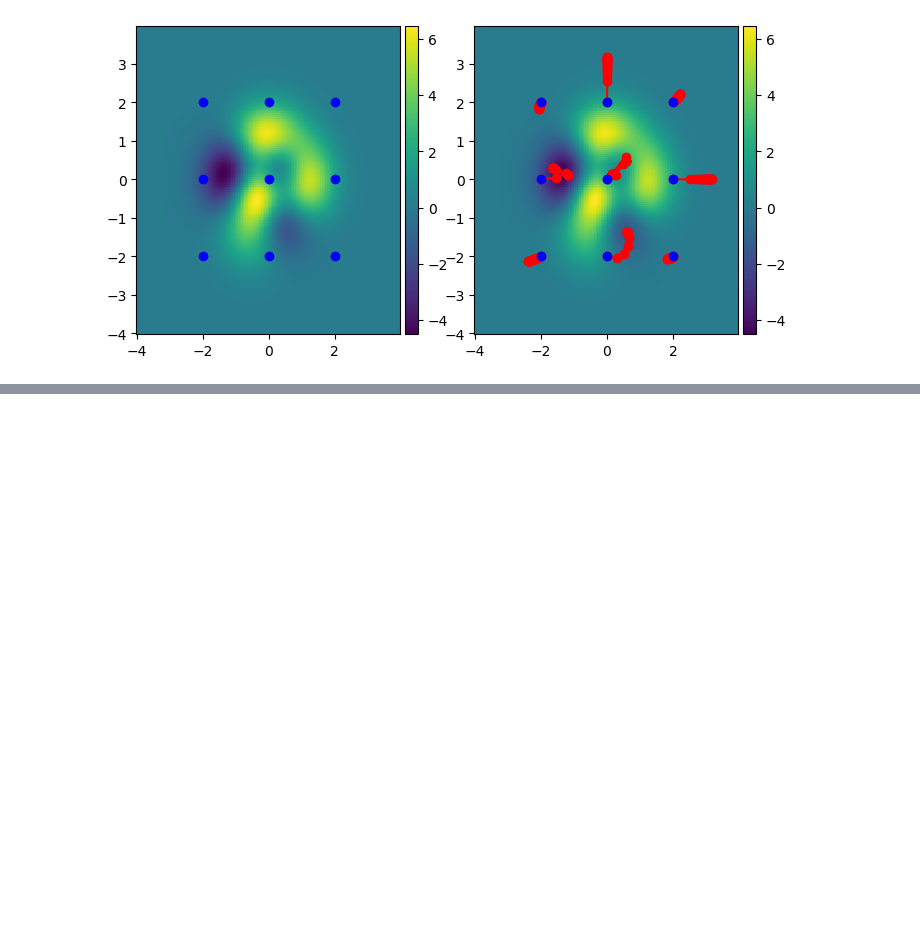
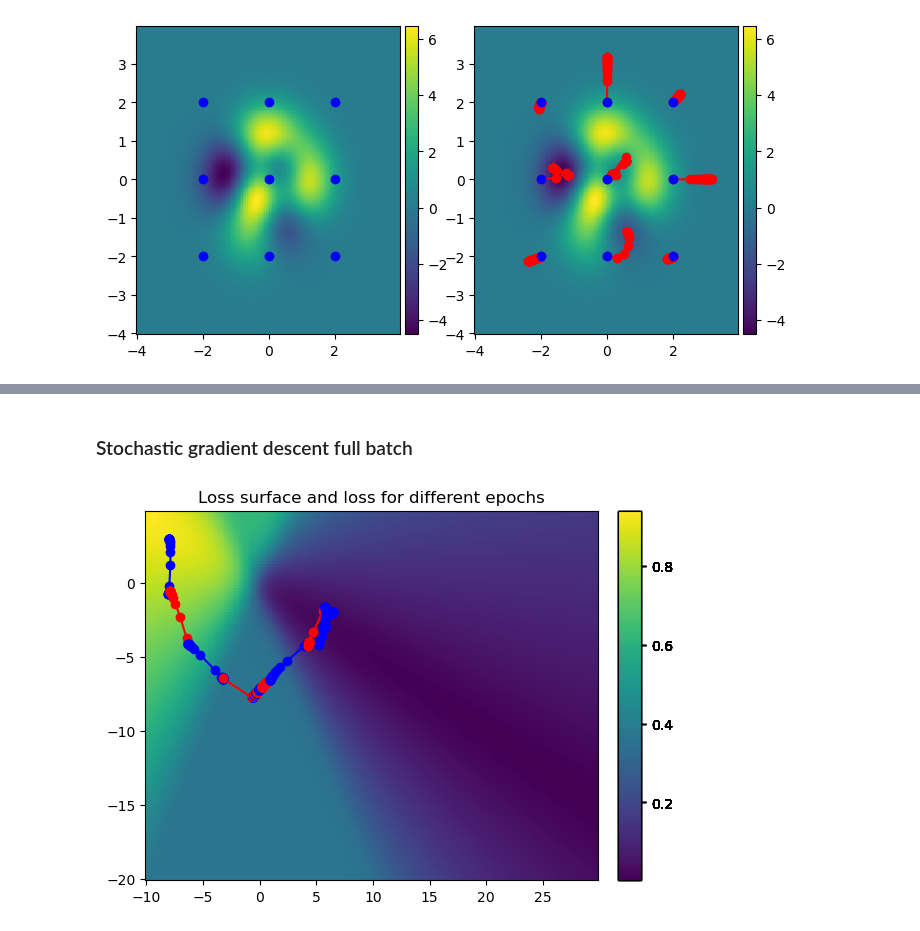
Before and after one commit to LinusLach/Blog, a Jupyter notebook: posts/post-with-code/Pytorch/Post_02.ipynb, the cells around one changed output, grey strips where cells are left out. Cells and saved outputs as stored; diff of their text form; code cells hidden in the pictures; blank space fills up the shorter version.

Commit message:
Added Full Batch Gradient Descent

```diff
--- a/posts/post-with-code/Pytorch/Post_02.ipynb
+++ b/posts/post-with-code/Pytorch/Post_02.ipynb
@@ -304,0 +291,42 @@ def train_model_GD(iter,lr,f,x1,x2):
+# %% [markdown]
+### Stochastic gradient descent full batch
+# %%
+def forward(x,w,b):
+    return torch.sigmoid(x*w+b)
+
+def train_model_SGD(epochs, lr, w,b, plot_coords = False):
+    COORD = []
+    LOSS = []
+    loss = nn.MSELoss()
+    if plot_coords:
+        col = ['blue' if i%2==0 else 'red' for i in range(epochs)]
+        fig = plt.figure()
+        ax1 = fig.add_subplot(111)
+        im1 = ax1.pcolor(WW,BB,ZZ)
+
+    for epoch in range(epochs):
+        yhat = forward(data_2.x,w,b)
+        LOSS.append(loss(yhat,data_2.y).data)
+        for x,y in zip(data_2.x,data_2.y):
+            yhat = forward(x,w,b)
+            l = loss(yhat,y)
+            l.backward()
+            COORD.append([w.data,b.data])
+            w.data = w.data - lr * w.grad.data
+            b.data = b.data - lr * b.grad.data
+            w.grad.data.zero_();b.grad.data.zero_()
+
+        if plot_coords:
+            im2 = ax1.plot(np.transpose(np.reshape(COORD,(-1,2)))[0][data_2.len*epoch:data_2.len*(epoch+1)],np.transpose(np.reshape(COORD,(-1,2)))[1][data_2.len*epoch:data_2.len*(epoch+1)],'-o', color = col[epoch])
+            divider = make_axes_locatable(ax1)
+            cax = divider.append_axes('right', size='5%', pad=0.2)
+            fig.colorbar(im1, cax=cax, orientation='vertical')
+            ax1.set_title('Loss surface and loss for different epochs')
+
+    return LOSS, np.transpose(np.reshape(COORD,(-1,2)))
+# %%
+w0 = torch.tensor(-8.0,requires_grad=True)
+b0 = torch.tensor(3.0,requires_grad=True)
+loss_sgd, coord = train_model_SGD(15,5,w0,b0,True)
+# %% [output]
+[figure, added]
```
Also changed, not shown: parts of 14 cells of this notebook.
